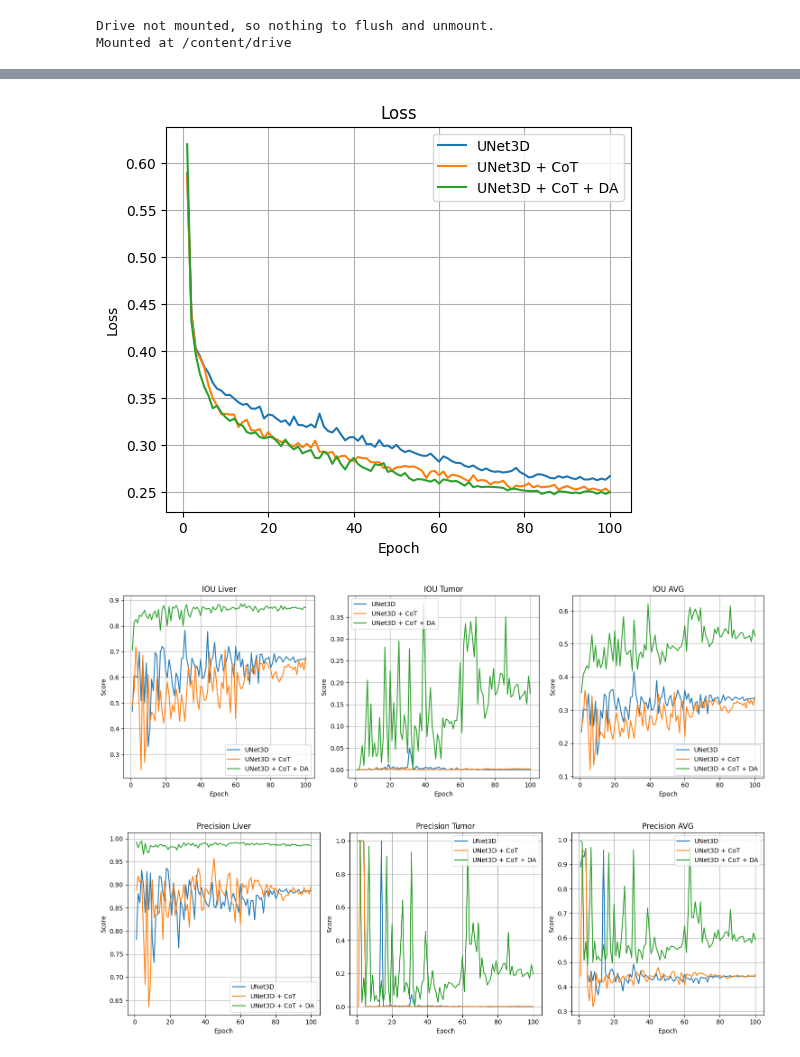
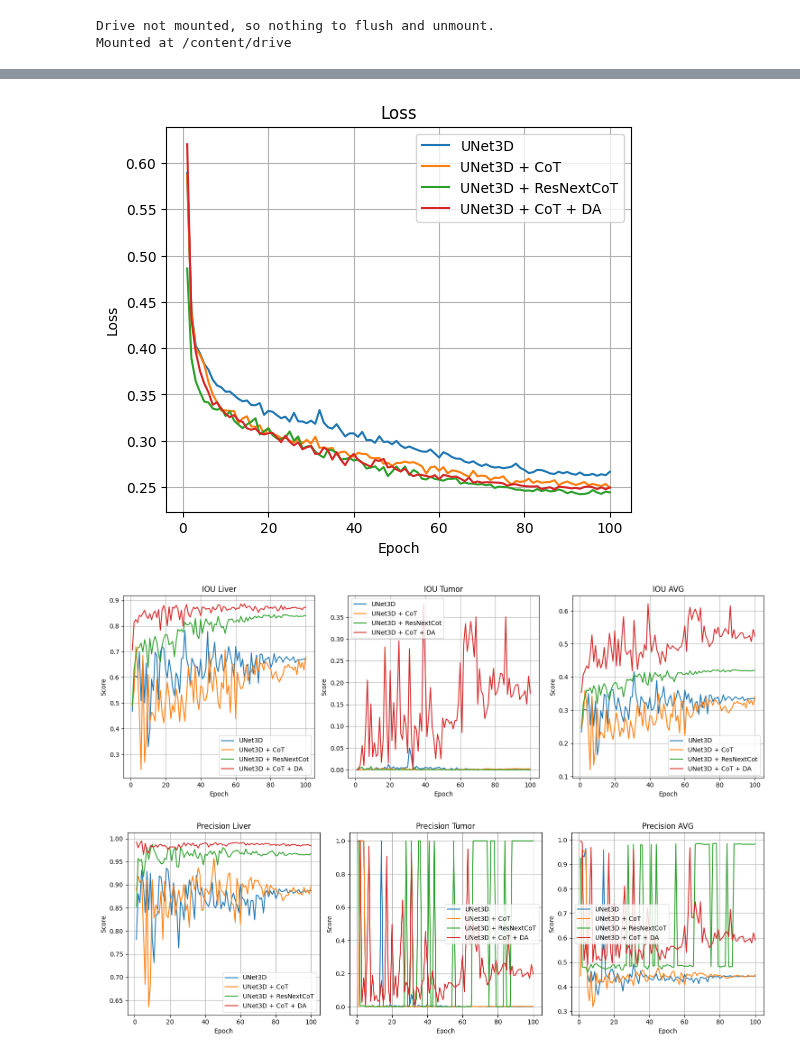
Before and after one commit to quanndm/kltn, a Jupyter notebook: notebooks/from_crash/compare_models_metrics.ipynb, the cells around one changed output, grey strips where cells are left out. Drawn from its saved outputs; the diff is of its cells as text; code cells hidden in the pictures.

```diff
--- a/notebooks/from_crash/compare_models_metrics.ipynb
+++ b/notebooks/from_crash/compare_models_metrics.ipynb
@@ -23,6 +23,7 @@ print(glob.glob("/content/drive/MyDrive/KLTN/code/result_model_*.json"))
 # %%
 model_unet3d = load_metrics('/content/drive/MyDrive/KLTN/code/result_model_UNet3D.json')
 model_unet3d_cot = load_metrics('/content/drive/MyDrive/KLTN/code/result_model_UNet3DWCoT.json')
+model_unet3d_resnext_cot = load_metrics('/content/drive/MyDrive/KLTN/code/result_model_UNet3DWResNeXtCoT.json')
 model_unet3d_cot_da = load_metrics('/content/drive/MyDrive/KLTN/code/result_model_UNet3DWCoTDA.json')
 # %%
 epochs = list(range(1, len(model_unet3d['dice_liver']) + 1))
@@ -79,6 +85,7 @@ Max dice avg of UNet3D + CoT + DA: 0.6188912987709045
 plt.figure(figsize=(6, 5))
 plt.plot(epochs, model_unet3d['loss'], label='UNet3D')
 plt.plot(epochs, model_unet3d_cot['loss'], label='UNet3D + CoT')
+plt.plot(epochs, model_unet3d_resnext_cot['loss'], label='UNet3D + ResNextCoT')
 plt.plot(epochs, model_unet3d_cot_da['loss'], label='UNet3D + CoT + DA')
 plt.title('Loss')
 plt.xlabel('Epoch')
@@ -87,7 +94,7 @@ plt.legend()
 plt.grid(True)
 plt.show()
 # %% [output]
-[figure, old version]
+[figure, new version]
 # %%
 epochs = list(range(1, len(model_unet3d['iou_liver']) + 1))
 plt.figure(figsize=(15, 5))
@@ -96,6 +103,7 @@ plt.figure(figsize=(15, 5))
 plt.subplot(1, 3, 1)
 plt.plot(epochs, model_unet3d['iou_liver'], label='UNet3D')
 plt.plot(epochs, model_unet3d_cot['iou_liver'], label='UNet3D + CoT')
+plt.plot(epochs, model_unet3d_resnext_cot["iou_liver"], label="UNet3D + ResNextCot")
 plt.plot(epochs, model_unet3d_cot_da['iou_liver'], label='UNet3D + CoT + DA')
 plt.title('IOU Liver')
 plt.xlabel('Epoch')
@@ -107,6 +115,7 @@ plt.grid(True)
 plt.subplot(1, 3, 2)
 plt.plot(epochs, model_unet3d['iou_tumor'], label='UNet3D')
 plt.plot(epochs, model_unet3d_cot['iou_tumor'], label='UNet3D + CoT')
+plt.plot(epochs, model_unet3d_resnext_cot["iou_tumor"], label="UNet3D + ResNextCot")
 plt.plot(epochs, model_unet3d_cot_da['iou_tumor'], label='UNet3D + CoT + DA')
 plt.title('IOU Tumor')
 plt.xlabel('Epoch')
@@ -118,6 +127,7 @@ plt.grid(True)
 plt.subplot(1, 3, 3)
 plt.plot(epochs, model_unet3d['iou_avg'], label='UNet3D')
 plt.plot(epochs, model_unet3d_cot['iou_avg'], label='UNet3D + CoT')
+plt.plot(epochs, model_unet3d_resnext_cot["iou_avg"], label="UNet3D + ResNextCot")
 plt.plot(epochs, model_unet3d_cot_da['iou_avg'], label='UNet3D + CoT + DA')
 plt.title('IOU AVG')
 plt.xlabel('Epoch')
@@ -129,7 +139,7 @@ plt.grid(True)
 plt.tight_layout()
 plt.show()
 # %% [output]
-[figure, old version]
+[figure, new version]
 # %%
 epochs = list(range(1, len(model_unet3d['precision_liver']) + 1))
 plt.figure(figsize=(15, 5))
@@ -138,40 +148,43 @@ plt.figure(figsize=(15, 5))
 plt.subplot(1, 3, 1)
 plt.plot(epochs, model_unet3d['precision_liver'], label='UNet3D')
 plt.plot(epochs, model_unet3d_cot['precision_liver'], label='UNet3D + CoT')
+plt.plot(epochs, model_unet3d_resnext_cot['precision_liver'], label='UNet3D + ResNextCoT')
 plt.plot(epochs, model_unet3d_cot_da['precision_liver'], label='UNet3D + CoT + DA')
 plt.title('Precision Liver')
 plt.xlabel('Epoch')
 plt.ylabel('Score')
 plt.legend()
 plt.grid(True)
 
 # Precision Tumor
 plt.subplot(1, 3, 2)
 plt.plot(epochs, model_unet3d['precision_tumor'], label='UNet3D')
 plt.plot(epochs, model_unet3d_cot['precision_tumor'], label='UNet3D + CoT')
+plt.plot(epochs, model_unet3d_resnext_cot['precision_tumor'], label='UNet3D + ResNextCoT')
 plt.plot(epochs, model_unet3d_cot_da['precision_tumor'], label='UNet3D + CoT + DA')
 plt.title('Precision Tumor')
 plt.xlabel('Epoch')
 plt.ylabel('Score')
 plt.legend()
 plt.grid(True)
 
 # Precision avg
 plt.subplot(1, 3, 3)
 plt.plot(epochs, model_unet3d['precision_avg'], label='UNet3D')
 plt.plot(epochs, model_unet3d_cot['precision_avg'], label='UNet3D + CoT')
+plt.plot(epochs, model_unet3d_resnext_cot['precision_avg'], label='UNet3D + ResNextCoT')
 plt.plot(epochs, model_unet3d_cot_da['precision_avg'], label='UNet3D + CoT + DA')
 plt.title('Precision AVG')
 plt.xlabel('Epoch')
 plt.ylabel('Score')
 plt.legend()
 plt.grid(True)
 
 
 plt.tight_layout()
 plt.show()
 # %% [output]
-[figure, old version]
+[figure, new version]
 # %%
 epochs = list(range(1, len(model_unet3d['recall_liver']) + 1))
 plt.figure(figsize=(15, 5))
```
Also changed, not shown: parts of 5 cells of this notebook.
